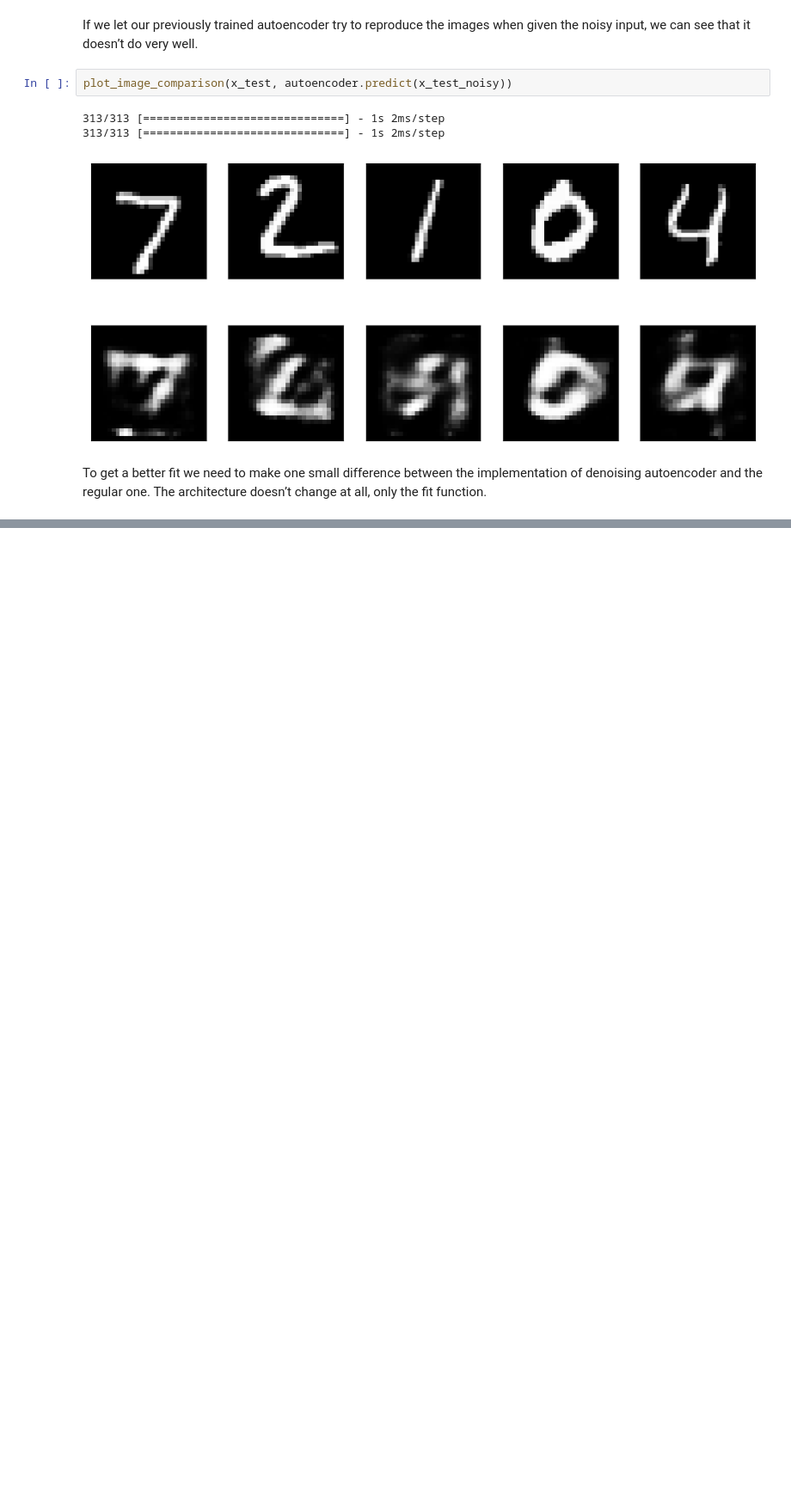
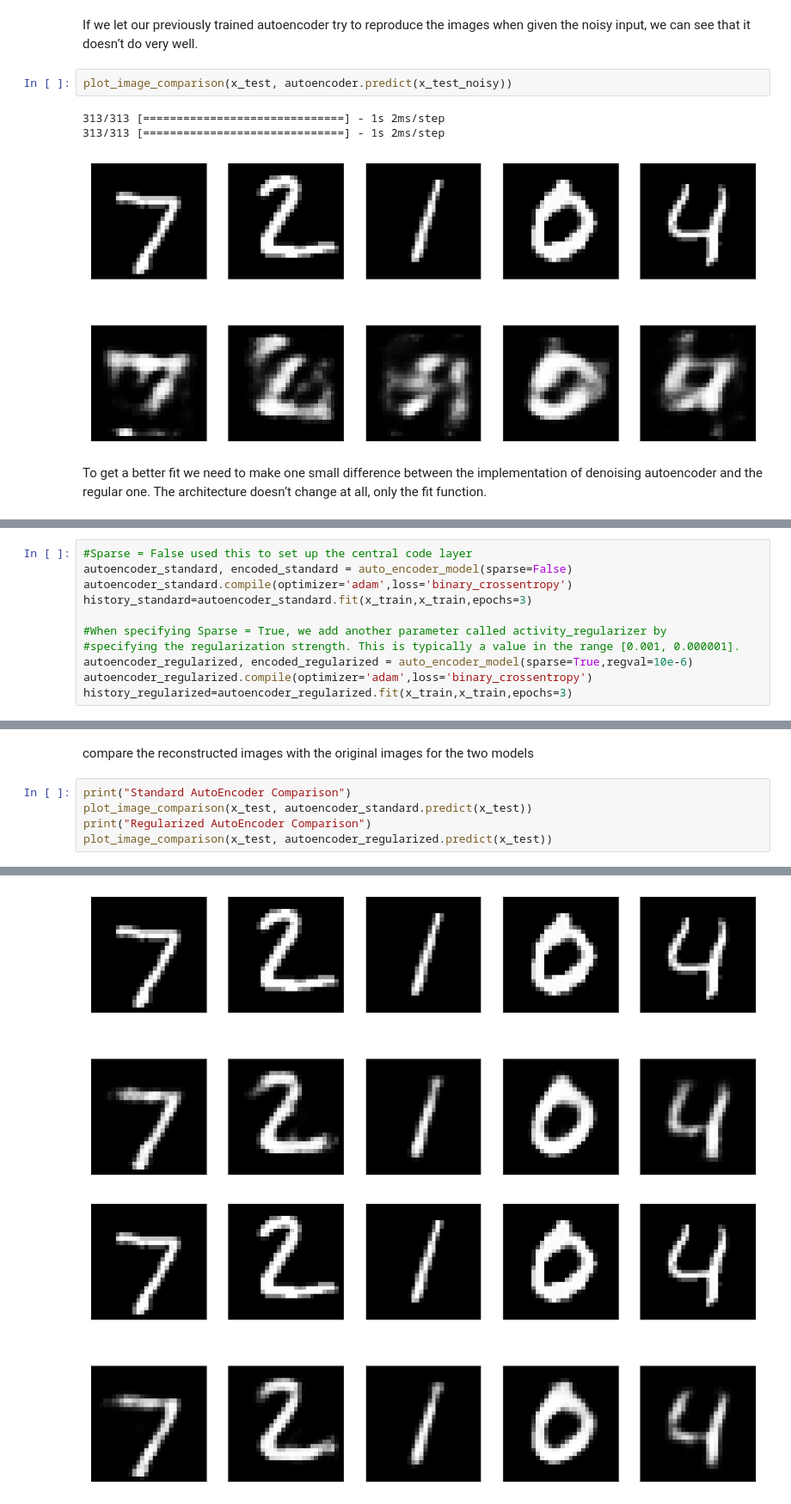
Before and after one commit to Andrei-WongE/ML_sandbox, a Jupyter notebook: Class_8.ipynb, the cells around one changed output, grey strips where cells are left out. Shown: that part at 86% size. Cells and saved outputs as stored; diff of their text form; blank space fills up the shorter version.

```diff
--- a/Class_8.ipynb
+++ b/Class_8.ipynb
@@ -186,0 +217,11 @@ ValueError: in user code:
+# %%
+#Sparse = False used this to set up the central code layer
+autoencoder_standard, encoded_standard = auto_encoder_model(sparse=False)
+autoencoder_standard.compile(optimizer='adam',loss='binary_crossentropy')
+history_standard=autoencoder_standard.fit(x_train,x_train,epochs=3)
+
+#When specifying Sparse = True, we add another parameter called activity_regularizer by
+#specifying the regularization strength. This is typically a value in the range [0.001, 0.000001].
+autoencoder_regularized, encoded_regularized = auto_encoder_model(sparse=True,regval=10e-6)
+autoencoder_regularized.compile(optimizer='adam',loss='binary_crossentropy')
+history_regularized=autoencoder_regularized.fit(x_train,x_train,epochs=3)
@@ -186,0 +241,8 @@ ValueError: in user code:
+# %% [markdown]
+compare the reconstructed images with the original images for the two models
+# %%
+print("Standard AutoEncoder Comparison")
+plot_image_comparison(x_test, autoencoder_standard.predict(x_test))
+print("Regularized AutoEncoder Comparison")
+plot_image_comparison(x_test, autoencoder_regularized.predict(x_test))
+# %% [output]
@@ -186,0 +255,2 @@ ValueError: in user code:
+[figure, added]
+[figure, added]
```
Also changed, not shown: parts of 15 cells of this notebook.
